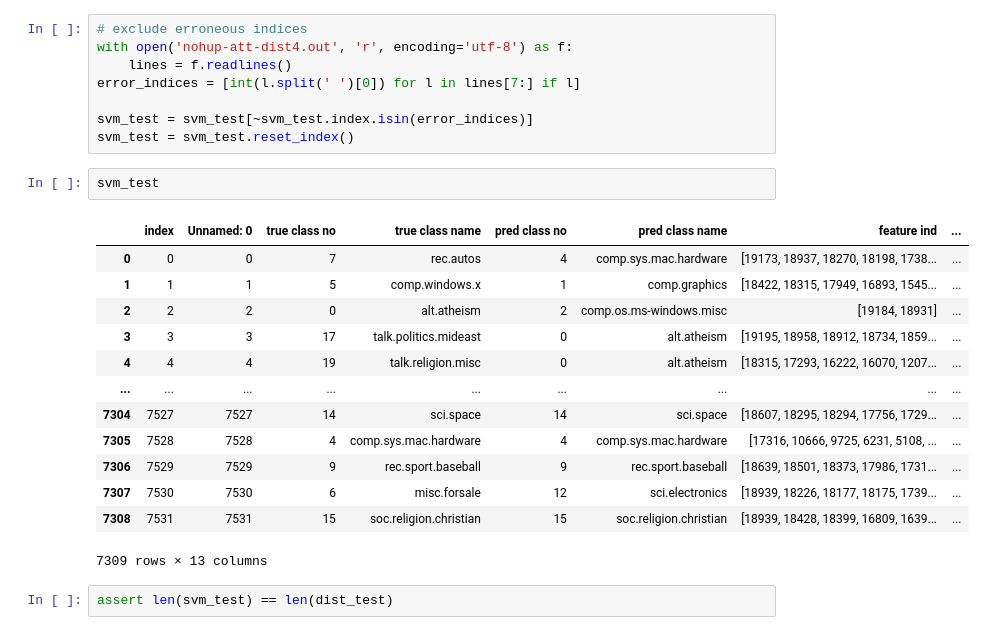
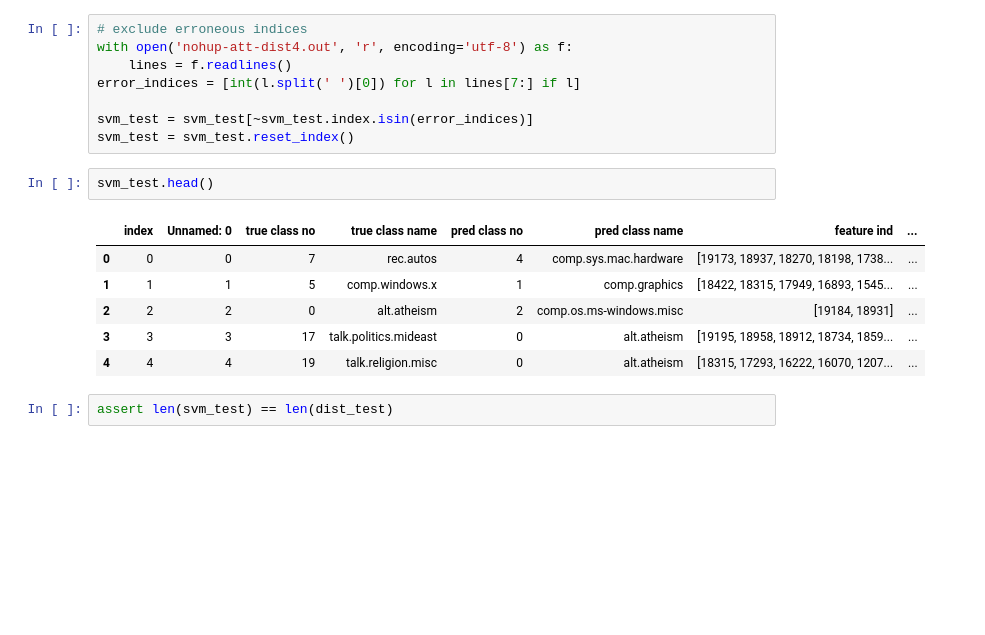
Before and after one commit to LydiaKoerber/nn-interpretability, a Jupyter notebook: analysis-predictions.ipynb, the cells around one changed output. Cells and saved outputs as stored; diff of their text form; blank space fills up the shorter version.

```diff
--- a/analysis-predictions.ipynb
+++ b/analysis-predictions.ipynb
@@ -56,20 +46,13 @@ error_indices = [int(l.split(' ')[0]) for l in lines[7:] if l]
 svm_test = svm_test[~svm_test.index.isin(error_indices)]
 svm_test = svm_test.reset_index()
 # %%
-svm_test
+svm_test.head()
 # %% [output]
 |  | index | Unnamed: 0 | true class no | true class name | pred class no | pred class name | feature ind | ... |
 | 0 | 0 | 0 | 7 | rec.autos | 4 | comp.sys.mac.hardware | [19173, 18937, 18270, 18198, 1738... | ... |
 | 1 | 1 | 1 | 5 | comp.windows.x | 1 | comp.graphics | [18422, 18315, 17949, 16893, 1545... | ... |
 | 2 | 2 | 2 | 0 | alt.atheism | 2 | comp.os.ms-windows.misc | [19184, 18931] | ... |
 | 3 | 3 | 3 | 17 | talk.politics.mideast | 0 | alt.atheism | [19195, 18958, 18912, 18734, 1859... | ... |
 | 4 | 4 | 4 | 19 | talk.religion.misc | 0 | alt.atheism | [18315, 17293, 16222, 16070, 1207... | ... |
-| ... | ... | ... | ... | ... | ... | ... | ... | ... |
-| 7304 | 7527 | 7527 | 14 | sci.space | 14 | sci.space | [18607, 18295, 18294, 17756, 1729... | ... |
-| 7305 | 7528 | 7528 | 4 | comp.sys.mac.hardware | 4 | comp.sys.mac.hardware | [17316, 10666, 9725, 6231, 5108, ... | ... |
-| 7306 | 7529 | 7529 | 9 | rec.sport.baseball | 9 | rec.sport.baseball | [18639, 18501, 18373, 17986, 1731... | ... |
-| 7307 | 7530 | 7530 | 6 | misc.forsale | 12 | sci.electronics | [18939, 18226, 18177, 18175, 1739... | ... |
-| 7308 | 7531 | 7531 | 15 | soc.religion.christian | 15 | soc.religion.christian | [18939, 18428, 18399, 16809, 1639... | ... |
-7309 rows × 13 columns
 # %%
 assert len(svm_test) == len(dist_test)
```
Also changed, not shown: parts of 20 cells of this notebook, 1 other file.
